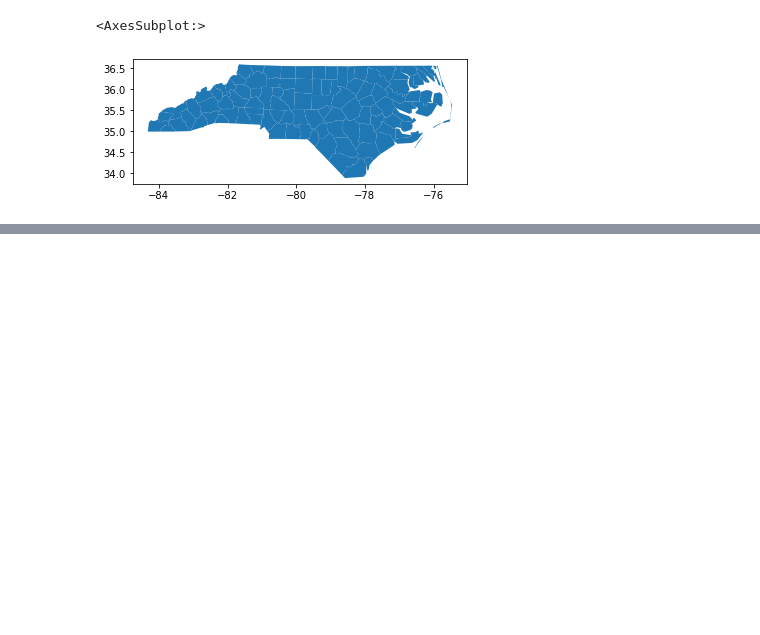
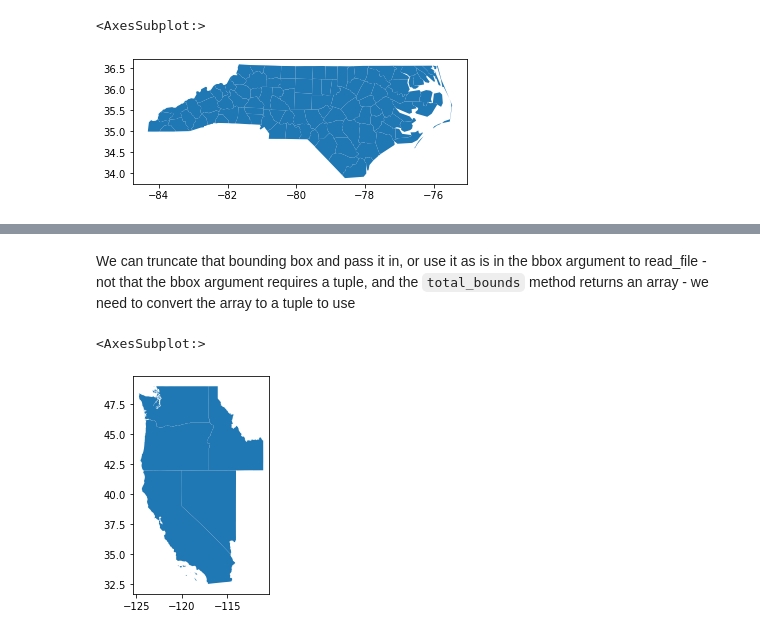
Before and after one commit to mhweber/AWRA2022GeoWorkshop, a Jupyter notebook: Workbooks/Python/Session2/Geoprocessing in Python - Importing.ipynb, the cells around one changed output, grey strips where cells are left out. Cells and saved outputs as stored; diff of their text form; code cells hidden in the pictures; blank space fills up the shorter version.

```diff
--- a/Workbooks/Python/Session2/Geoprocessing in Python - Importing.ipynb
+++ b/Workbooks/Python/Session2/Geoprocessing in Python - Importing.ipynb
@@ -102,0 +133,11 @@ states.plot()
+# %% [markdown]
+We can truncate that bounding box and pass it in, or use it as is in the bbox argument to read_file - not that the bbox argument requires a tuple, and the `total_bounds` method returns an array - we need to convert the array to a tuple to use
+# %%
+OR_bbox = tuple(OR.total_bounds)
+OR = gpd.read_file('https://eric.clst.org/assets/wiki/uploads/Stuff/gz_2010_us_040_00_500k.json',
+    bbox=OR_bbox,
+)
+OR.plot()
+# %% [output]
+<AxesSubplot:>
+[figure, added]
```
Also changed, not shown: parts of 23 cells of this notebook, 1 other file.
